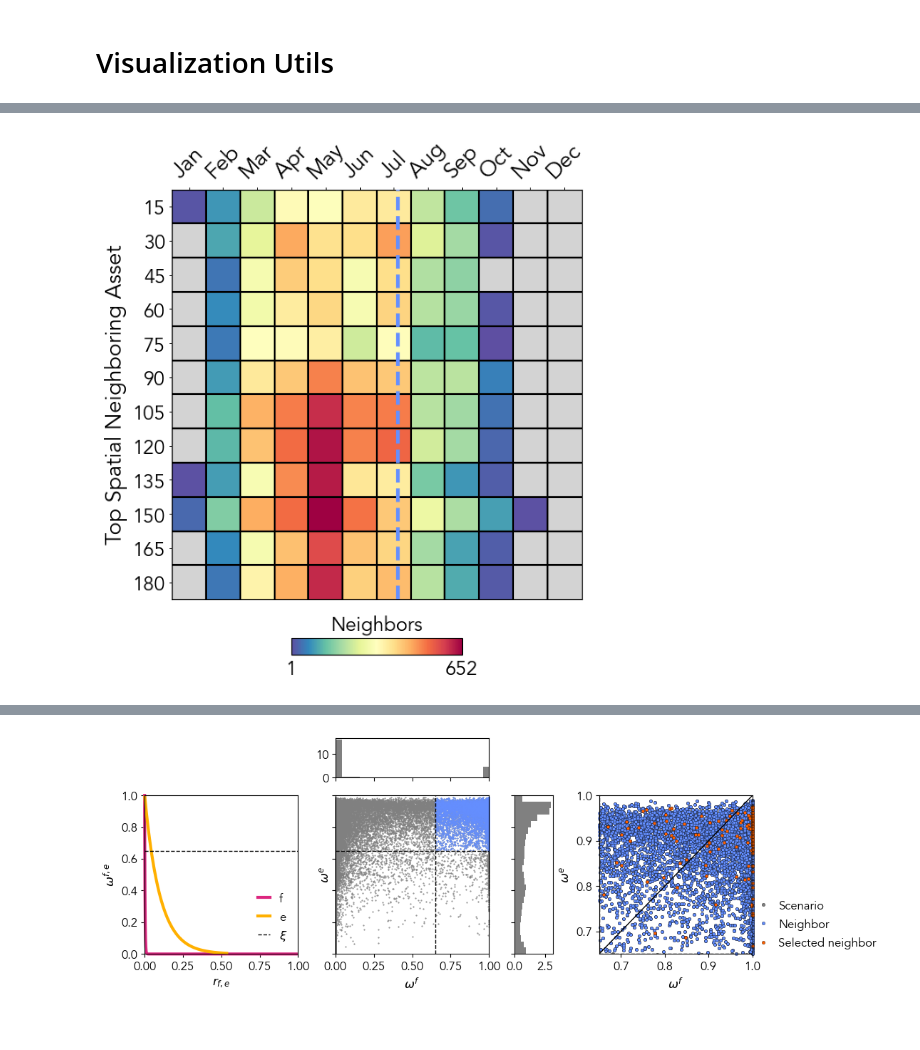
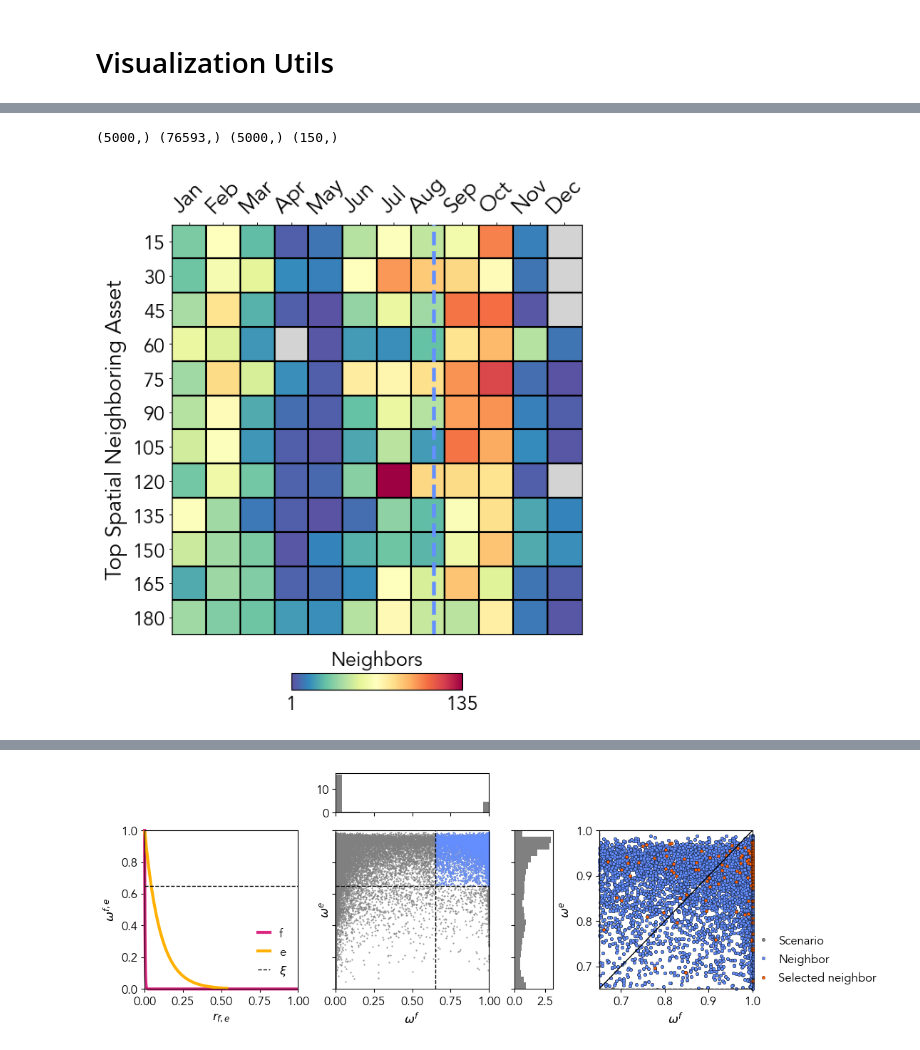
Before and after one commit to gterren/functional_forecast_dynamic_update, a Jupyter notebook: notebooks/solar_asset_ffc_viz.ipynb, the cells around one changed output, grey strips where cells are left out. Drawn from its saved outputs; the diff is of its cells as text; code cells hidden in the pictures.

```diff
--- a/notebooks/solar_asset_ffc_viz.ipynb
+++ b/notebooks/solar_asset_ffc_viz.ipynb
@@ -551,19 +760,27 @@ plt.show()
 # %%
 fig, _ax = plt.subplots(figsize=(7.5, 6.25), constrained_layout=True)
 
 plotter.selected_scenarios_heatmap(
-    _fig, _ax, palette_,
-    _fdu._haversine_dist, _fdu.idx_neighbors_, _fdu.d_spatial_,
-    _fdu.x_, T_tr_[:, interval], X_ts_,
+    _fig,
+    _ax,
+    palette_,
+    _fdu._haversine_dist,
+    _fdu.idx_fed_,
+    _fdu.idx_x_local_,
+    _fdu.d_x_,
+    _fdu.x_,
+    T_tr_[:, interval],
+    X_ts_,
     _fdu.date,
-    colorbar=True,
+    colorbar = True,
 )
 
 plt.savefig(IMAGES / f"seasonly_neiboring_assets-{file_name}.pdf")
 
 plt.show()
 # %% [output]
+(5000,) (76593,) (5000,) (150,)
-[figure, old version]
+[figure, new version]
 # %%
 _fig, _ax = plt.subplot_mosaic(
     [["A", "B"], ["C", "."]],
```
Also changed, not shown: parts of 23 cells of this notebook, 8 other files.
